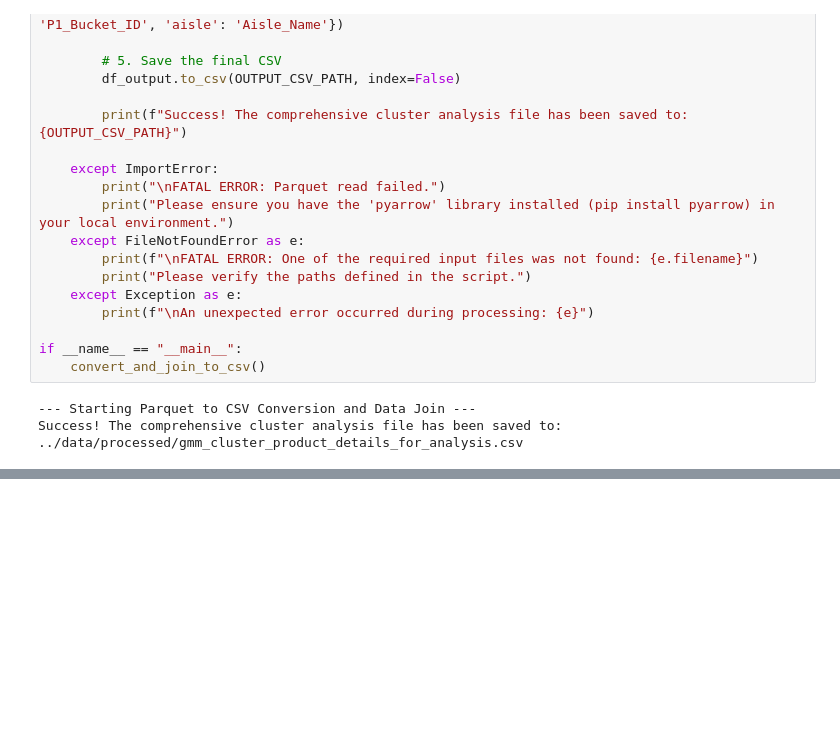
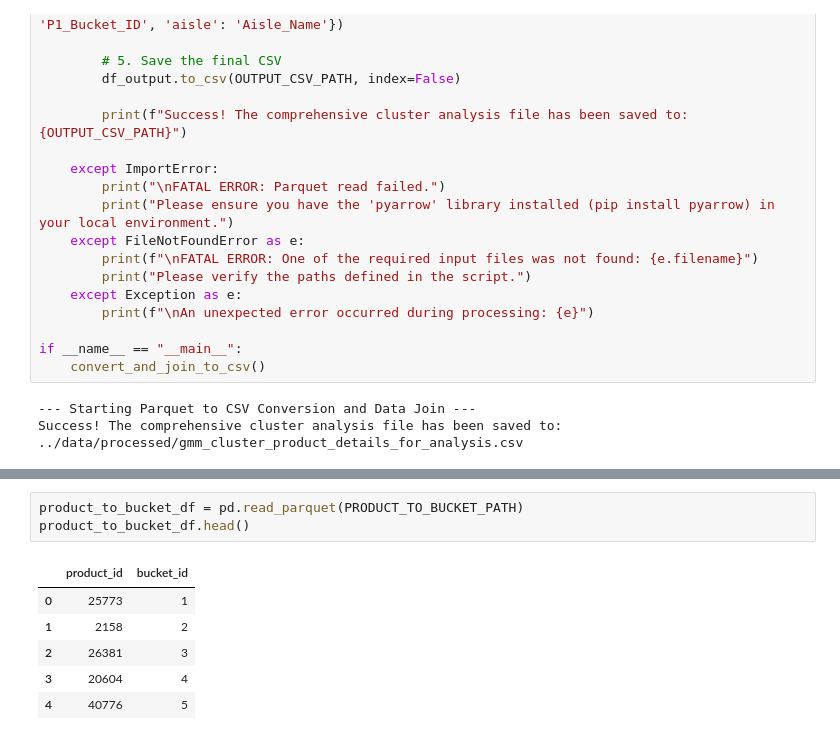
Before and after one commit to arihanth26/OOS-Product-Recommendation, a Jupyter notebook: notebooks/gmm_train.ipynb, the cells around one changed output, grey strips where cells are left out. Drawn from its saved outputs; the diff is of its cells as text; blank space fills up the shorter version.

```diff
--- a/notebooks/gmm_train.ipynb
+++ b/notebooks/gmm_train.ipynb
@@ -1060,3 +1045,13 @@ plot_cluster_drill_down(44)
 The function plot_cluster_drill_down(cluster_id) is now defined.
 Example: Listing products for Cluster 24.
 [figure]
+# %%
+product_to_bucket_df = pd.read_parquet(PRODUCT_TO_BUCKET_PATH)
+product_to_bucket_df.head()
+# %% [output]
+|  | product_id | bucket_id |
+| 0 | 25773 | 1 |
+| 1 | 2158 | 2 |
+| 2 | 26381 | 3 |
+| 3 | 20604 | 4 |
+| 4 | 40776 | 5 |
```
Also changed, not shown: parts of 5 cells of this notebook, 12 other files.
